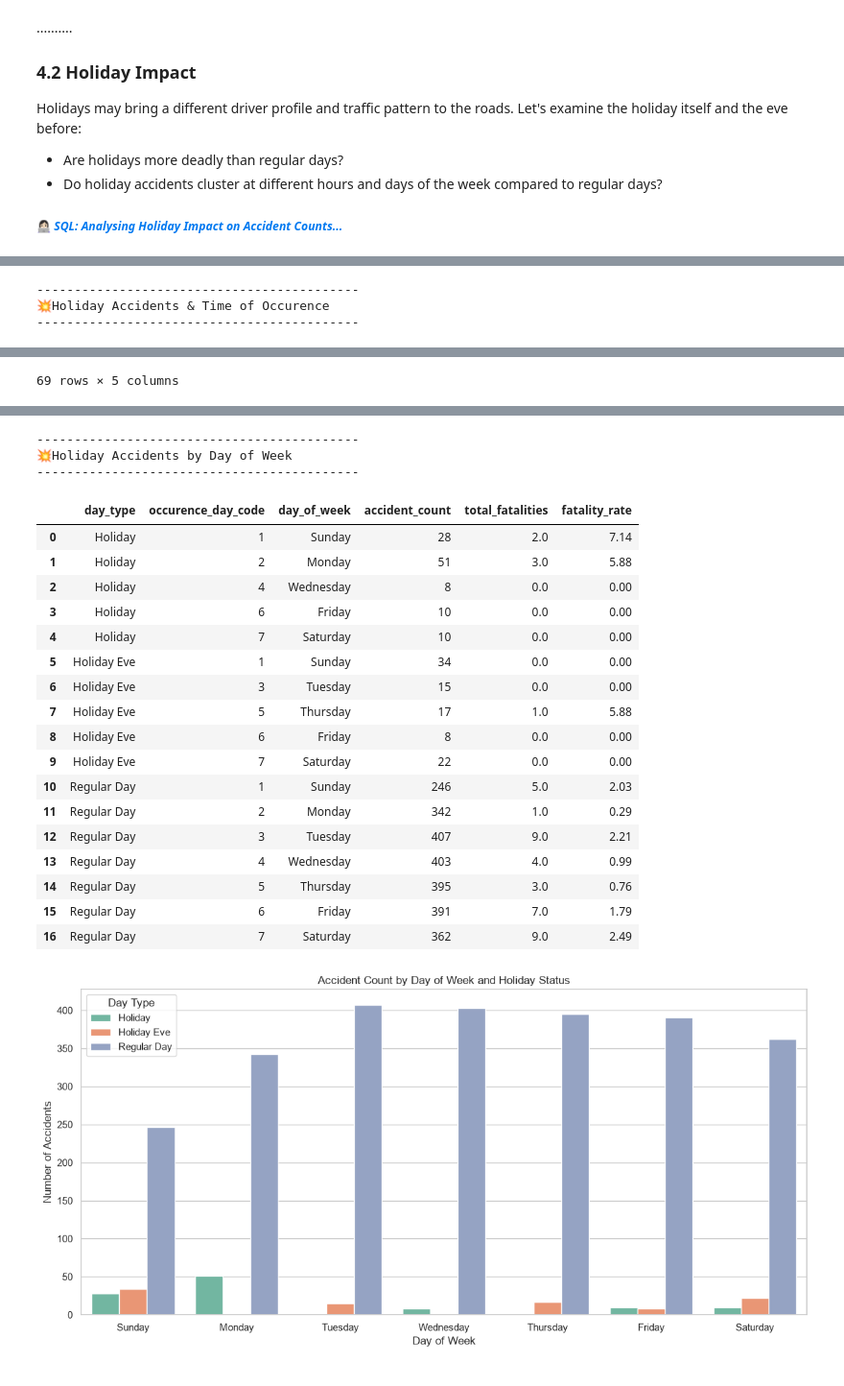
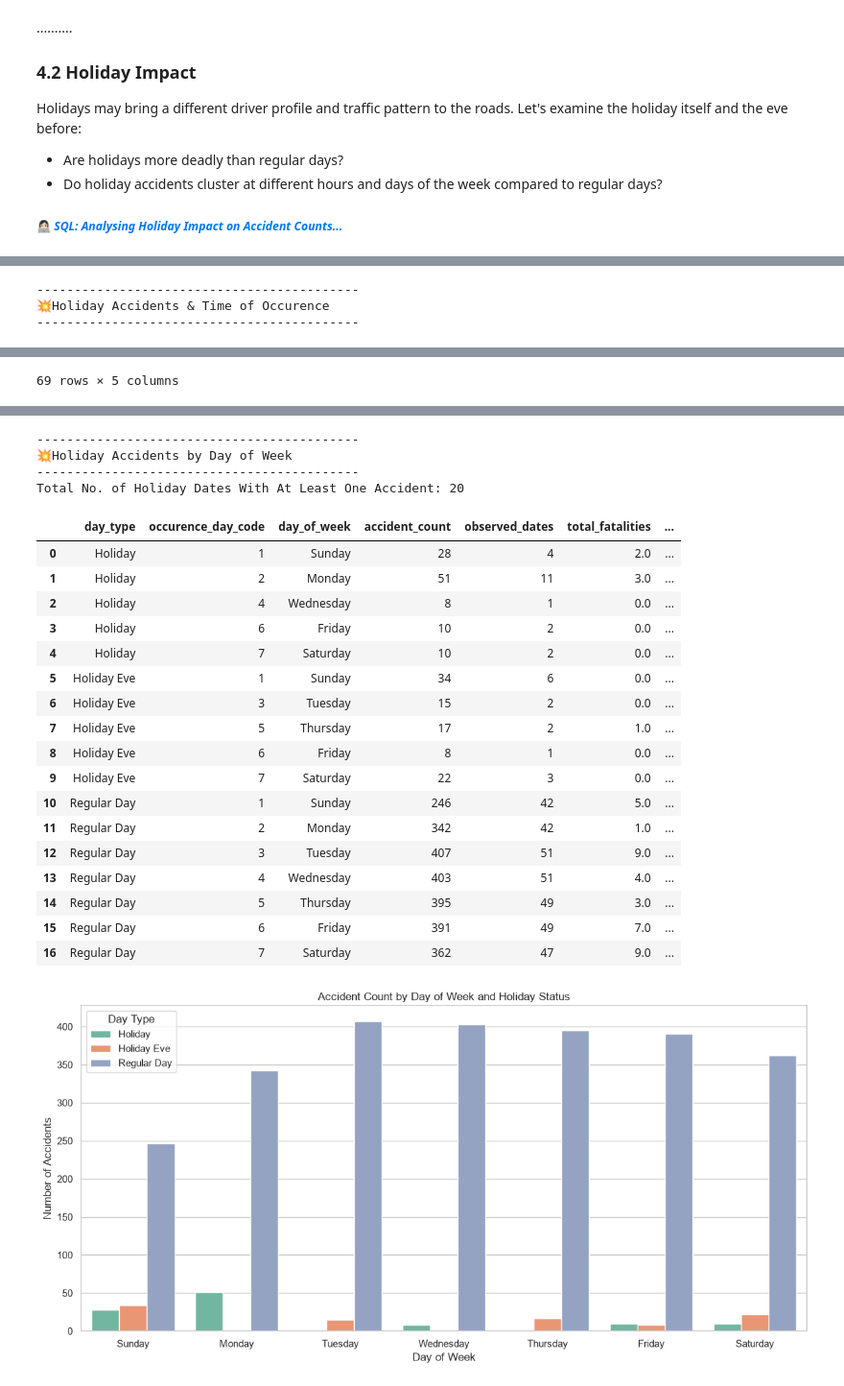
Before and after one commit to OutlierAud/Crash-Boom-Bang, a Jupyter notebook: notebooks/04_temporal_analysis.ipynb, the cells around one changed output, grey strips where cells are left out. Shown at 96% size. Cells and saved outputs as stored; diff of their text form; code cells hidden in the pictures.

```diff
--- a/notebooks/04_temporal_analysis.ipynb
+++ b/notebooks/04_temporal_analysis.ipynb
@@ -254,6 +256,8 @@ SELECT
     occurence_day_code,
     ['Sunday', 'Monday', 'Tuesday', 'Wednesday', 'Thursday', 'Friday', 'Saturday'][occurence_day_code] AS day_of_week,
     COUNT(*) AS accident_count,
+    COUNT(DISTINCT MAKE_DATE(occurence_year, occurence_month, occurence_date))
+    AS observed_dates,
     SUM(fatalities) AS total_fatalities,
     ROUND(SUM(fatalities) * 100.0 / COUNT(*), 2) AS fatality_rate
 FROM accidents
@@ -262,9 +266,15 @@ ORDER BY ALL
 """
 
 results_4_2_holiday_by_dow = conn.execute(query_4_2_holiday_by_dow).fetchdf()
+
+total_holiday_dates = results_4_2_holiday_by_dow.loc[
+    results_4_2_holiday_by_dow["day_type"] == "Holiday", "observed_dates"
+].sum()
+
 print("\n\n-------------------------------------------")
 print("💥Holiday Accidents by Day of Week")
 print("-------------------------------------------")
+print(f"Total No. of Holiday Dates With At Least One Accident: {total_holiday_dates}")
 display(results_4_2_holiday_by_dow)
 
 #visual for 4.2c
@@ -284,50 +294,51 @@ plt.tight_layout()
 plt.show()
 # %% [output]
 -------------------------------------------
 💥Overview By Holiday Code
 -------------------------------------------
 |  | public_holiday_code | day_type | accident_count | total_fatalities | total_injured | pct_of_all_accidents | ... |
 | 0 | 1 | Holiday | 107 | 5.0 | 115.0 | 3.89 | ... |
 | 1 | 2 | Holiday Eve | 96 | 1.0 | 132.0 | 3.49 | ... |
 | 2 | 3 | Regular Day | 2546 | 38.0 | 2983.0 | 92.62 | ... |
 [figure]
 -------------------------------------------
 💥Holiday Accidents & Time of Occurence
 -------------------------------------------
 |  | day_type | occurence_hour | accident_count | total_fatalities | fatality_rate |
 | 0 | Holiday | 0 | 2 | 0.0 | 0.00 |
 | 1 | Holiday | 1 | 3 | 0.0 | 0.00 |
 | 2 | Holiday | 2 | 1 | 0.0 | 0.00 |
 | 3 | Holiday | 3 | 3 | 1.0 | 33.33 |
 | 4 | Holiday | 4 | 2 | 0.0 | 0.00 |
 | ... | ... | ... | ... | ... | ... |
 | 64 | Regular Day | 19 | 155 | 1.0 | 0.65 |
 | 65 | Regular Day | 20 | 111 | 2.0 | 1.80 |
 | 66 | Regular Day | 21 | 68 | 2.0 | 2.94 |
 | 67 | Regular Day | 22 | 54 | 2.0 | 3.70 |
 | 68 | Regular Day | 23 | 56 | 3.0 | 5.36 |
 69 rows × 5 columns
 [figure]
 -------------------------------------------
 💥Holiday Accidents by Day of Week
 -------------------------------------------
+Total No. of Holiday Dates With At Least One Accident: 20
-|  | day_type | occurence_day_code | day_of_week | accident_count | total_fatalities | fatality_rate |
-| 0 | Holiday | 1 | Sunday | 28 | 2.0 | 7.14 |
-| 1 | Holiday | 2 | Monday | 51 | 3.0 | 5.88 |
-| 2 | Holiday | 4 | Wednesday | 8 | 0.0 | 0.00 |
-| 3 | Holiday | 6 | Friday | 10 | 0.0 | 0.00 |
-| 4 | Holiday | 7 | Saturday | 10 | 0.0 | 0.00 |
-| 5 | Holiday Eve | 1 | Sunday | 34 | 0.0 | 0.00 |
-| 6 | Holiday Eve | 3 | Tuesday | 15 | 0.0 | 0.00 |
-| 7 | Holiday Eve | 5 | Thursday | 17 | 1.0 | 5.88 |
-| 8 | Holiday Eve | 6 | Friday | 8 | 0.0 | 0.00 |
-| 9 | Holiday Eve | 7 | Saturday | 22 | 0.0 | 0.00 |
-| 10 | Regular Day | 1 | Sunday | 246 | 5.0 | 2.03 |
-| 11 | Regular Day | 2 | Monday | 342 | 1.0 | 0.29 |
-| 12 | Regular Day | 3 | Tuesday | 407 | 9.0 | 2.21 |
-| 13 | Regular Day | 4 | Wednesday | 403 | 4.0 | 0.99 |
-| 14 | Regular Day | 5 | Thursday | 395 | 3.0 | 0.76 |
-| 15 | Regular Day | 6 | Friday | 391 | 7.0 | 1.79 |
-| 16 | Regular Day | 7 | Saturday | 362 | 9.0 | 2.49 |
+|  | day_type | occurence_day_code | day_of_week | accident_count | observed_dates | total_fatalities | ... |
+| 0 | Holiday | 1 | Sunday | 28 | 4 | 2.0 | ... |
+| 1 | Holiday | 2 | Monday | 51 | 11 | 3.0 | ... |
+| 2 | Holiday | 4 | Wednesday | 8 | 1 | 0.0 | ... |
+| 3 | Holiday | 6 | Friday | 10 | 2 | 0.0 | ... |
+| 4 | Holiday | 7 | Saturday | 10 | 2 | 0.0 | ... |
+| 5 | Holiday Eve | 1 | Sunday | 34 | 6 | 0.0 | ... |
+| 6 | Holiday Eve | 3 | Tuesday | 15 | 2 | 0.0 | ... |
+| 7 | Holiday Eve | 5 | Thursday | 17 | 2 | 1.0 | ... |
+| 8 | Holiday Eve | 6 | Friday | 8 | 1 | 0.0 | ... |
+| 9 | Holiday Eve | 7 | Saturday | 22 | 3 | 0.0 | ... |
+| 10 | Regular Day | 1 | Sunday | 246 | 42 | 5.0 | ... |
+| 11 | Regular Day | 2 | Monday | 342 | 42 | 1.0 | ... |
+| 12 | Regular Day | 3 | Tuesday | 407 | 51 | 9.0 | ... |
+| 13 | Regular Day | 4 | Wednesday | 403 | 51 | 4.0 | ... |
+| 14 | Regular Day | 5 | Thursday | 395 | 49 | 3.0 | ... |
+| 15 | Regular Day | 6 | Friday | 391 | 49 | 7.0 | ... |
+| 16 | Regular Day | 7 | Saturday | 362 | 47 | 9.0 | ... |
 [figure]
 # %% [markdown]
```
Also changed, not shown: parts of 2 cells of this notebook, 7 other files.
